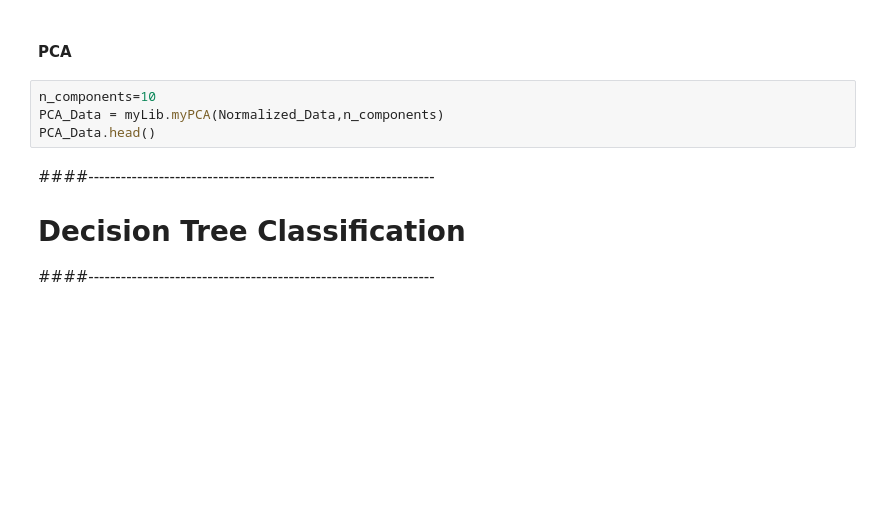
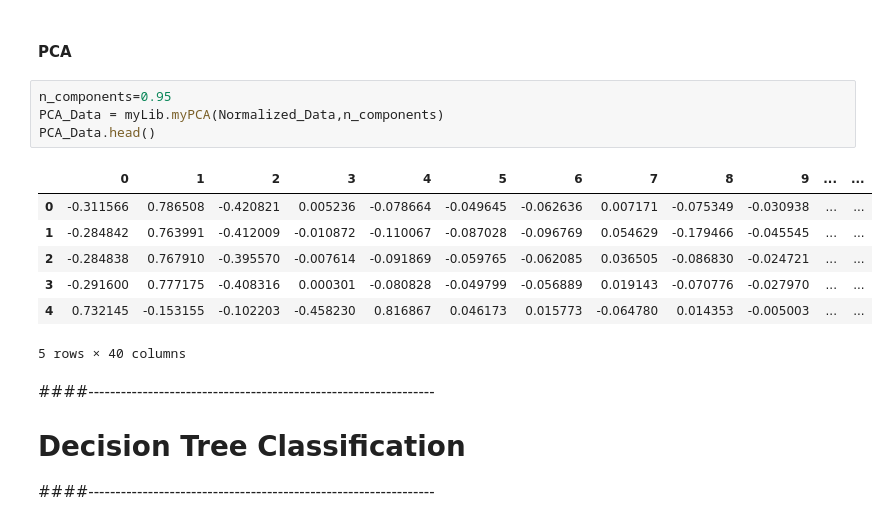
Before and after one commit to ngocbaosp/ML-Projects, a Jupyter notebook: notebooks/DT.ipynb, the cells around one changed output. Saved outputs shown, nothing was run; the diff lists cells and outputs as text; blank space fills up the shorter version.

```diff
--- a/notebooks/DT.ipynb
+++ b/notebooks/DT.ipynb
@@ -40,9 +42,17 @@ Normalized_Data = myLib.myNormalize(X_Data)
 # %% [markdown]
 #### PCA
 # %%
-n_components=10
+n_components=0.95
 PCA_Data = myLib.myPCA(Normalized_Data,n_components)
 PCA_Data.head()
+# %% [output]
+|  | 0 | 1 | 2 | 3 | 4 | 5 | 6 | 7 | 8 | 9 | ... | ... |
+| 0 | -0.311566 | 0.786508 | -0.420821 | 0.005236 | -0.078664 | -0.049645 | -0.062636 | 0.007171 | -0.075349 | -0.030938 | ... | ... |
+| 1 | -0.284842 | 0.763991 | -0.412009 | -0.010872 | -0.110067 | -0.087028 | -0.096769 | 0.054629 | -0.179466 | -0.045545 | ... | ... |
+| 2 | -0.284838 | 0.767910 | -0.395570 | -0.007614 | -0.091869 | -0.059765 | -0.062085 | 0.036505 | -0.086830 | -0.024721 | ... | ... |
+| 3 | -0.291600 | 0.777175 | -0.408316 | 0.000301 | -0.080828 | -0.049799 | -0.056889 | 0.019143 | -0.070776 | -0.027970 | ... | ... |
+| 4 | 0.732145 | -0.153155 | -0.102203 | -0.458230 | 0.816867 | 0.046173 | 0.015773 | -0.064780 | 0.014353 | -0.005003 | ... | ... |
+5 rows × 40 columns
 # %% [markdown]
 ####----------------------------------------------------------------
 # Decision Tree Classification
```
Also changed, not shown: parts of 17 cells of this notebook, 1 other file.
